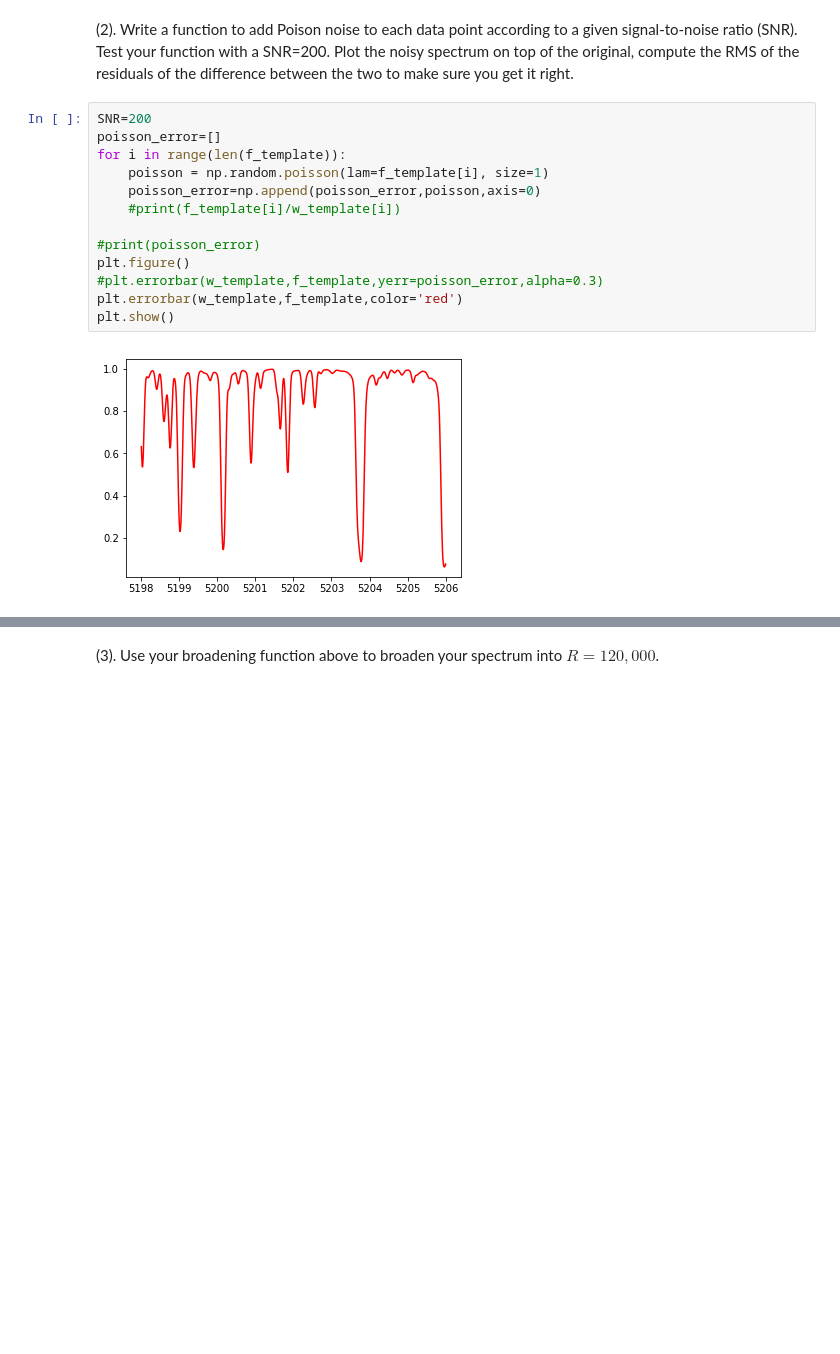
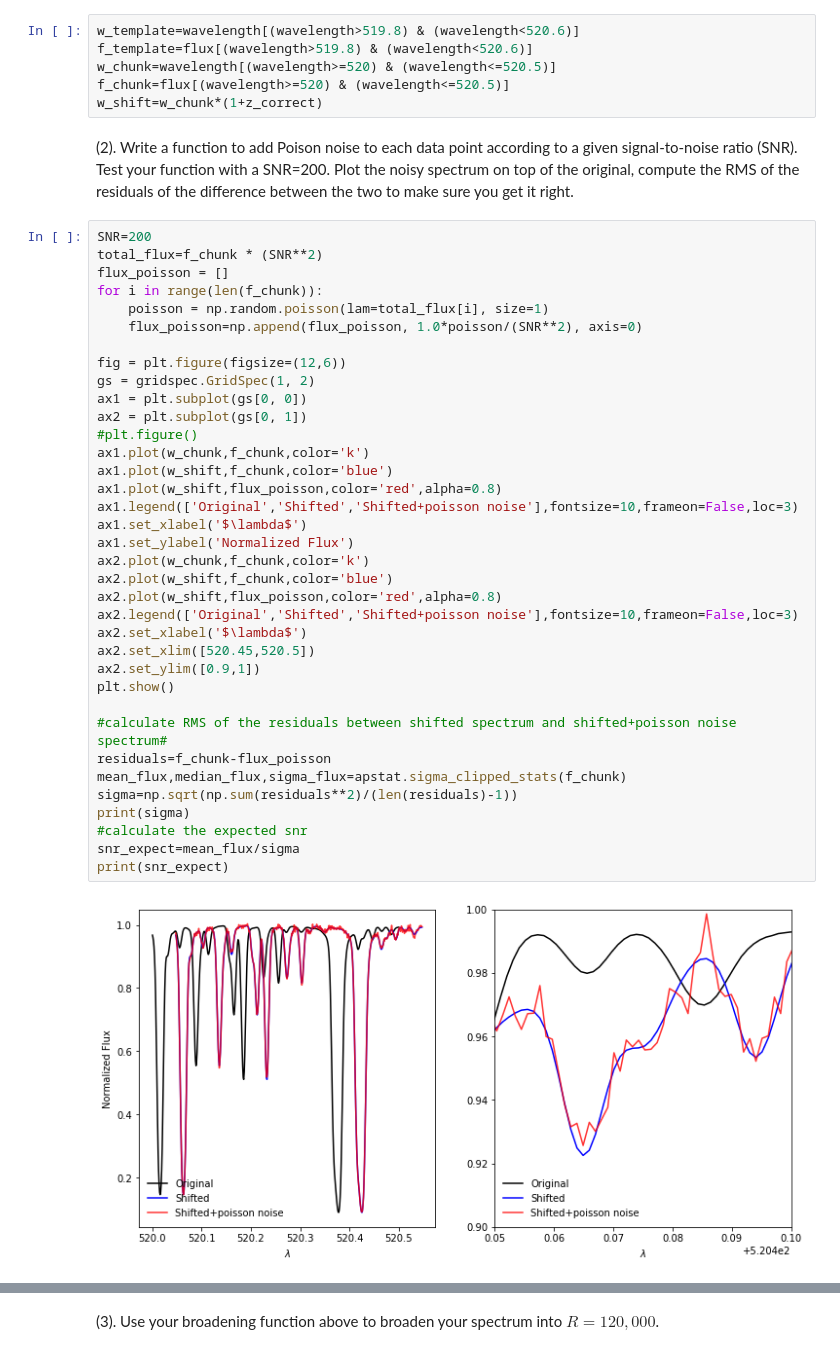
Before and after one commit to sharonxuesong/rv_tutorial, a Jupyter notebook: notebook/basic_ccf.ipynb, the cells around one changed output, grey strips where cells are left out. Saved outputs shown, nothing was run; the diff lists cells and outputs as text; blank space fills up the shorter version.

Commit message:
add poisson noise part but haven't write all parts into functions

```diff
--- a/notebook/basic_ccf.ipynb
+++ b/notebook/basic_ccf.ipynb
@@ -422,17 +399,46 @@ w_shift=w_template*(1+z_correct)
+# %%
+w_template=wavelength[(wavelength>519.8) & (wavelength<520.6)]
+f_template=flux[(wavelength>519.8) & (wavelength<520.6)]
+w_chunk=wavelength[(wavelength>=520) & (wavelength<=520.5)]
+f_chunk=flux[(wavelength>=520) & (wavelength<=520.5)]
+w_shift=w_chunk*(1+z_correct)
 # %% [markdown]
 (2). Write a function to add Poison noise to each data point according to a given signal-to-noise ratio (SNR). Test your function with a SNR=200. Plot the noisy spectrum on top of the original, compute the RMS of the residuals of the difference between the two to make sure you get it right.
-# %%
-SNR=200
-poisson_error=[]
-for i in range(len(f_template)):
-    poisson = np.random.poisson(lam=f_template[i], size=1)
-    poisson_error=np.append(poisson_error,poisson,axis=0)
-    #print(f_template[i]/w_template[i])
-
-#print(poisson_error)
-plt.figure()
-#plt.errorbar(w_template,f_template,yerr=poisson_error,alpha=0.3)
-plt.errorbar(w_template,f_template,color='red')
-plt.show()
-# %% [output]
-[figure, removed]
+# %%
+SNR=200
+total_flux=f_chunk * (SNR**2)
+flux_poisson = []
+for i in range(len(f_chunk)):
+    poisson = np.random.poisson(lam=total_flux[i], size=1)
+    flux_poisson=np.append(flux_poisson, 1.0*poisson/(SNR**2), axis=0)
+
+fig = plt.figure(figsize=(12,6))
+gs = gridspec.GridSpec(1, 2)
+ax1 = plt.subplot(gs[0, 0])
+ax2 = plt.subplot(gs[0, 1])
+#plt.figure()
+ax1.plot(w_chunk,f_chunk,color='k')
+ax1.plot(w_shift,f_chunk,color='blue')
+ax1.plot(w_shift,flux_poisson,color='red',alpha=0.8)
+ax1.legend(['Original','Shifted','Shifted+poisson noise'],fontsize=10,frameon=False,loc=3)
+ax1.set_xlabel('$\lambda$')
+ax1.set_ylabel('Normalized Flux')
+ax2.plot(w_chunk,f_chunk,color='k')
+ax2.plot(w_shift,f_chunk,color='blue')
+ax2.plot(w_shift,flux_poisson,color='red',alpha=0.8)
+ax2.legend(['Original','Shifted','Shifted+poisson noise'],fontsize=10,frameon=False,loc=3)
+ax2.set_xlabel('$\lambda$')
+ax2.set_xlim([520.45,520.5])
+ax2.set_ylim([0.9,1])
+plt.show()
+
+#calculate RMS of the residuals between shifted spectrum and shifted+poisson noise spectrum#
+residuals=f_chunk-flux_poisson
+mean_flux,median_flux,sigma_flux=apstat.sigma_clipped_stats(f_chunk)
+sigma=np.sqrt(np.sum(residuals**2)/(len(residuals)-1))
+print(sigma)
+#calculate the expected snr
+snr_expect=mean_flux/sigma
+print(snr_expect)
+# %% [output]
+[figure, added]
```
Also changed, not shown: parts of 14 cells of this notebook.
